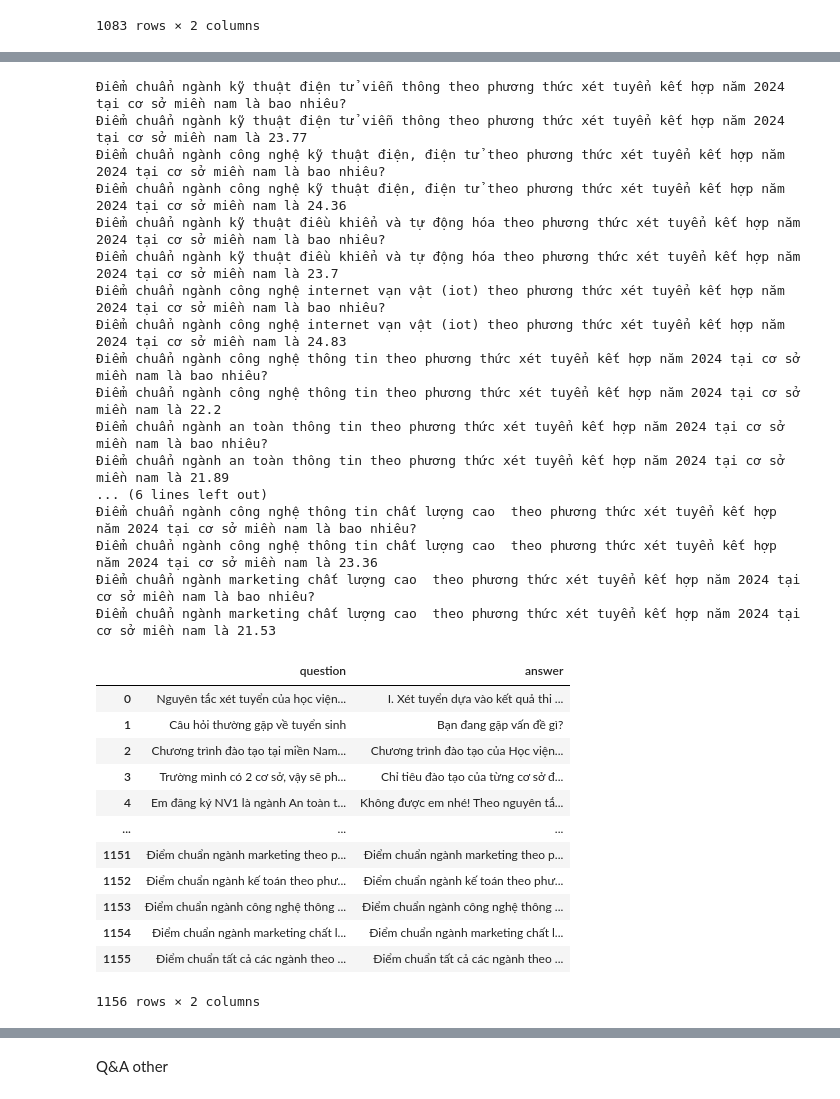
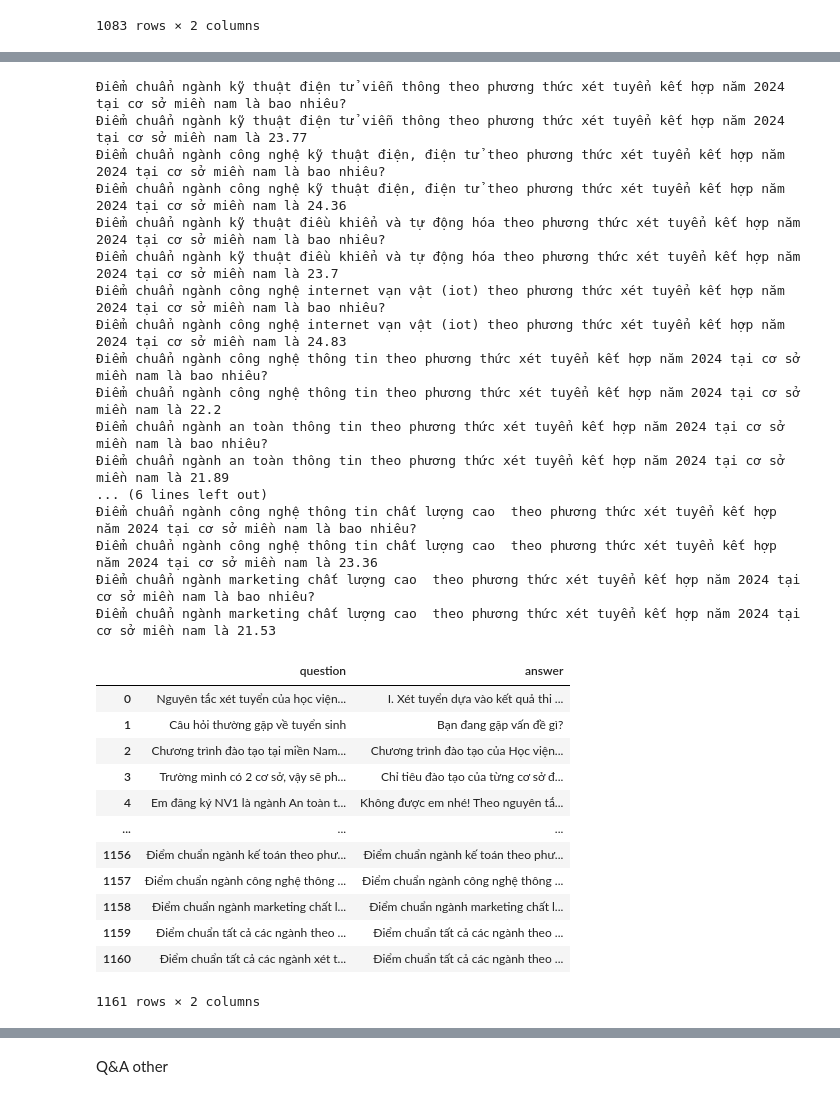
Before and after one commit to NguyenVanDuc0405/retrieval_chatbots, a Jupyter notebook: preprocess.ipynb, the cells around one changed output, grey strips where cells are left out. Cells and saved outputs as stored; diff of their text form; code cells hidden in the pictures.

```diff
--- a/preprocess.ipynb
+++ b/preprocess.ipynb
@@ -1864,6 +1864,8 @@ df = pd.read_csv('documents/score/2024/BVH/XTKH.csv')
 q27 = ""
 a27 = ""
 q = "Điểm chuẩn tất cả các ngành theo phương thức xét tuyển kết hợp năm 2024 tại cơ sở miền bắc?"
+q1 = "Điểm chuẩn tất cả các ngành theo xét tuyển kết hợp năm 2024 tại cơ sở miền bắc?"
+
 a = "Điểm chuẩn tất cả các ngành theo phương thức xét tuyển kết hợp năm 2024 tại cơ sở miền bắc là:\n"
 
 
@@ -1879,6 +1881,8 @@ for i in range(len(df)):
 
 data['question'].append(q)
 data['answer'].append(a.rstrip())
+data['question'].append(q1)
+data['answer'].append(a.rstrip())
 data_frame = pd.DataFrame(data)
 data_frame
 # %% [output]
@@ -1920,6 +1924,8 @@ df = pd.read_csv('documents/score/2023/BVH/XTKH.csv')
 q27 = ""
 a27 = ""
 q = "Điểm chuẩn tất cả các ngành theo phương thức xét tuyển kết hợp năm 2023 tại cơ sở miền bắc?"
+q1 = "Điểm chuẩn tất cả các ngành xét tuyển kết hợp năm 2023 tại cơ sở miền bắc?"
+
 a = "Điểm chuẩn tất cả các ngành theo phương thức xét tuyển kết hợp năm 2023 tại cơ sở miền bắc là:\n"
 
 
@@ -1934,7 +1940,8 @@ for i in range(len(df)):
     data['answer'].append(a27)
 data['question'].append(q)
 data['answer'].append(a.rstrip())
-
+data['question'].append(q1)
+data['answer'].append(a.rstrip())
 data_frame = pd.DataFrame(data)
 data_frame
 # %% [output]
@@ -1976,6 +1983,8 @@ df = pd.read_csv('documents/score/2022/BVH/XTKH.csv')
 q27 = ""
 a27 = ""
 q = "Điểm chuẩn tất cả các ngành theo phương thức xét tuyển kết hợp năm 2022 tại cơ sở miền bắc?"
+q1 = "Điểm chuẩn tất cả các ngành xét tuyển kết hợp năm 2022 tại cơ sở miền bắc?"
+
 a = "Điểm chuẩn tất cả các ngành theo phương thức xét tuyển kết hợp năm 2022 tại cơ sở miền bắc là:\n"
 
 
@@ -1990,7 +1999,8 @@ for i in range(len(df)):
     data['answer'].append(a27)
 data['question'].append(q)
 data['answer'].append(a.rstrip())
-
+data['question'].append(q1)
+data['answer'].append(a.rstrip())
 data_frame = pd.DataFrame(data)
 data_frame
 # %% [output]
@@ -2032,6 +2042,8 @@ df = pd.read_csv('documents/score/2021/BVH/XTKH.csv')
 q27 = ""
 a27 = ""
 q = "Điểm chuẩn tất cả các ngành theo phương thức xét tuyển kết hợp năm 2021 tại cơ sở miền bắc?"
+q1= "Điểm chuẩn tất cả các ngành xét tuyển kết hợp năm 2021 tại cơ sở miền bắc?"
+
 a = "Điểm chuẩn tất cả các ngành theo phương thức xét tuyển kết hợp năm 2021 tại cơ sở miền bắc là:\n"
 
 
@@ -2046,7 +2058,8 @@ for i in range(len(df)):
     data['answer'].append(a27)
 data['question'].append(q)
 data['answer'].append(a.rstrip())
-
+data['question'].append(q1)
+data['answer'].append(a.rstrip())
 data_frame = pd.DataFrame(data)
 data_frame
 # %% [output]
@@ -2088,6 +2101,8 @@ df = pd.read_csv('documents/score/2024/BVS/XTKH.csv')
 q27 = ""
 a27 = ""
 q = "Điểm chuẩn tất cả các ngành theo phương thức xét tuyển kết hợp năm 2024 tại cơ sở miền nam?"
+q1 = "Điểm chuẩn tất cả các ngành xét tuyển kết hợp năm 2024 tại cơ sở miền nam?"
+
 a = "Điểm chuẩn tất cả các ngành theo phương thức xét tuyển kết hợp năm 2024 tại cơ sở miền nam là:\n"
 
 
@@ -2102,40 +2117,41 @@ for i in range(len(df)):
     data['answer'].append(a27)
 data['question'].append(q)
 data['answer'].append(a.rstrip())
-
+data['question'].append(q1)
+data['answer'].append(a.rstrip())
 data_frame = pd.DataFrame(data)
 data_frame
 # %% [output]
 Điểm chuẩn ngành kỹ thuật điện tử viễn thông theo phương thức xét tuyển kết hợp năm 2024 tại cơ sở miền nam là bao nhiêu?
 Điểm chuẩn ngành kỹ thuật điện tử viễn thông theo phương thức xét tuyển kết hợp năm 2024 tại cơ sở miền nam là 23.77
 Điểm chuẩn ngành công nghệ kỹ thuật điện, điện tử theo phương thức xét tuyển kết hợp năm 2024 tại cơ sở miền nam là bao nhiêu?
 Điểm chuẩn ngành công nghệ kỹ thuật điện, điện tử theo phương thức xét tuyển kết hợp năm 2024 tại cơ sở miền nam là 24.36
 Điểm chuẩn ngành kỹ thuật điều khiển và tự động hóa theo phương thức xét tuyển kết hợp năm 2024 tại cơ sở miền nam là bao nhiêu?
 Điểm chuẩn ngành kỹ thuật điều khiển và tự động hóa theo phương thức xét tuyển kết hợp năm 2024 tại cơ sở miền nam là 23.7
 Điểm chuẩn ngành công nghệ internet vạn vật (iot) theo phương thức xét tuyển kết hợp năm 2024 tại cơ sở miền nam là bao nhiêu?
 Điểm chuẩn ngành công nghệ internet vạn vật (iot) theo phương thức xét tuyển kết hợp năm 2024 tại cơ sở miền nam là 24.83
 Điểm chuẩn ngành công nghệ thông tin theo phương thức xét tuyển kết hợp năm 2024 tại cơ sở miền nam là bao nhiêu?
 Điểm chuẩn ngành công nghệ thông tin theo phương thức xét tuyển kết hợp năm 2024 tại cơ sở miền nam là 22.2
 Điểm chuẩn ngành an toàn thông tin theo phương thức xét tuyển kết hợp năm 2024 tại cơ sở miền nam là bao nhiêu?
 Điểm chuẩn ngành an toàn thông tin theo phương thức xét tuyển kết hợp năm 2024 tại cơ sở miền nam là 21.89
 ... (6 lines left out)
 Điểm chuẩn ngành công nghệ thông tin chất lượng cao  theo phương thức xét tuyển kết hợp năm 2024 tại cơ sở miền nam là bao nhiêu?
 Điểm chuẩn ngành công nghệ thông tin chất lượng cao  theo phương thức xét tuyển kết hợp năm 2024 tại cơ sở miền nam là 23.36
 Điểm chuẩn ngành marketing chất lượng cao  theo phương thức xét tuyển kết hợp năm 2024 tại cơ sở miền nam là bao nhiêu?
 Điểm chuẩn ngành marketing chất lượng cao  theo phương thức xét tuyển kết hợp năm 2024 tại cơ sở miền nam là 21.53
 |  | question | answer |
 | 0 | Nguyên tắc xét tuyển của học viện... | I. Xét tuyển dựa vào kết quả thi ... |
 | 1 | Câu hỏi thường gặp về tuyển sinh | Bạn đang gặp vấn đề gì? |
 | 2 | Chương trình đào tạo tại miền Nam... | Chương trình đào tạo của Học viện... |
 | 3 | Trường mình có 2 cơ sở, vậy sẽ ph... | Chỉ tiêu đào tạo của từng cơ sở đ... |
 | 4 | Em đăng ký NV1 là ngành An toàn t... | Không được em nhé! Theo nguyên tắ... |
 | ... | ... | ... |
-| 1151 | Điểm chuẩn ngành marketing theo p... | Điểm chuẩn ngành marketing theo p... |
-| 1152 | Điểm chuẩn ngành kế toán theo phư... | Điểm chuẩn ngành kế toán theo phư... |
-| 1153 | Điểm chuẩn ngành công nghệ thông ... | Điểm chuẩn ngành công nghệ thông ... |
-| 1154 | Điểm chuẩn ngành marketing chất l... | Điểm chuẩn ngành marketing chất l... |
-| 1155 | Điểm chuẩn tất cả các ngành theo ... | Điểm chuẩn tất cả các ngành theo ... |
+| 1156 | Điểm chuẩn ngành kế toán theo phư... | Điểm chuẩn ngành kế toán theo phư... |
+| 1157 | Điểm chuẩn ngành công nghệ thông ... | Điểm chuẩn ngành công nghệ thông ... |
+| 1158 | Điểm chuẩn ngành marketing chất l... | Điểm chuẩn ngành marketing chất l... |
+| 1159 | Điểm chuẩn tất cả các ngành theo ... | Điểm chuẩn tất cả các ngành theo ... |
+| 1160 | Điểm chuẩn tất cả các ngành xét t... | Điểm chuẩn tất cả các ngành theo ... |
-1156 rows × 2 columns
+1161 rows × 2 columns
 # %%
 import pandas as pd
 
```
Also changed, not shown: parts of 12 cells of this notebook, 7 other files.
